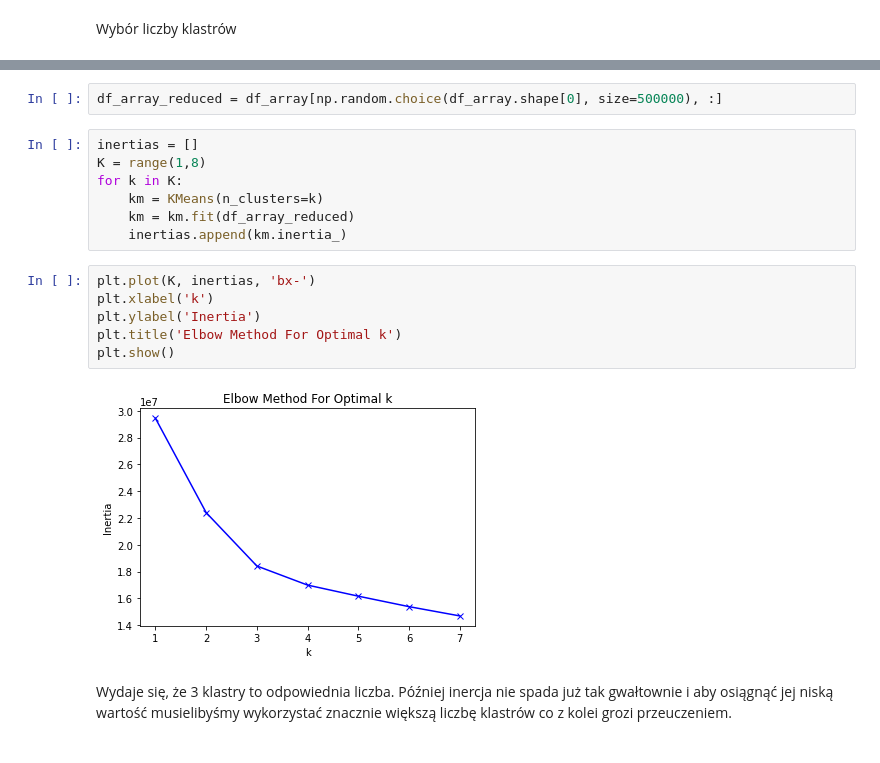
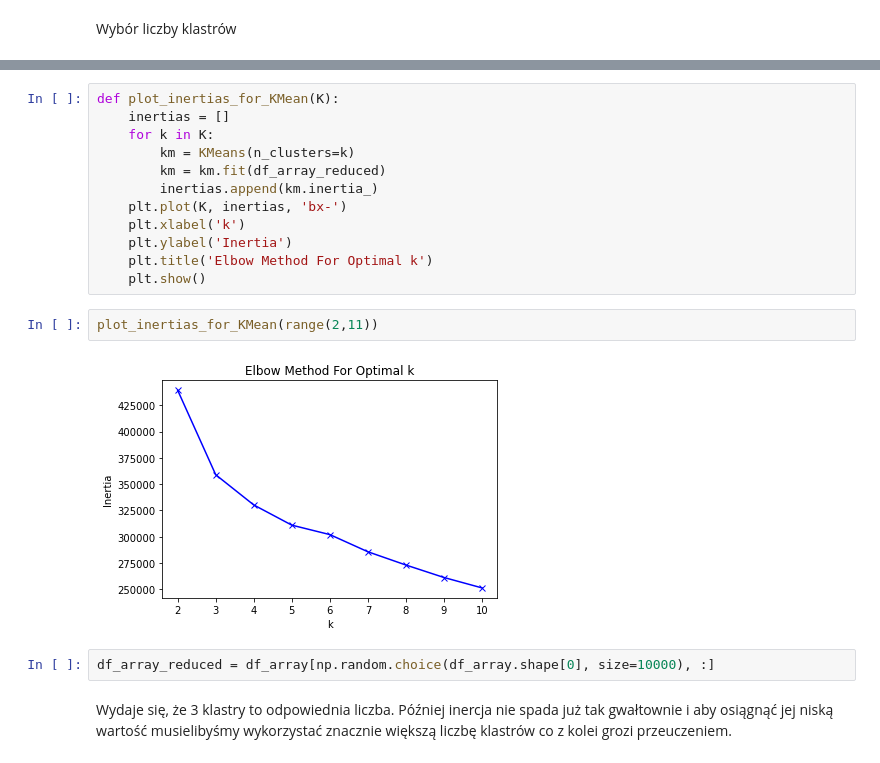
Before and after one commit to Szymon-Gut/Introduction-to-Machine-Learning, a Jupyter notebook: projekt2/km1.ipynb, the cells around one changed output, grey strips where cells are left out. Cells and saved outputs as stored; diff of their text form.

```diff
--- a/projekt2/km1.ipynb
+++ b/projekt2/km1.ipynb
@@ -274,19 +332,20 @@ Wybór liczby klastrów
+# %%
+def plot_inertias_for_KMean(K):
+    inertias = []
+    for k in K:
+        km = KMeans(n_clusters=k)
+        km = km.fit(df_array_reduced)
+        inertias.append(km.inertia_)
+    plt.plot(K, inertias, 'bx-')
+    plt.xlabel('k')
+    plt.ylabel('Inertia')
+    plt.title('Elbow Method For Optimal k')
+    plt.show()
+# %%
+plot_inertias_for_KMean(range(2,11))
+# %% [output]
+[figure, added]
 # %%
-df_array_reduced = df_array[np.random.choice(df_array.shape[0], size=500000), :]
+df_array_reduced = df_array[np.random.choice(df_array.shape[0], size=10000), :]
-# %%
-inertias = []
-K = range(1,8)
-for k in K:
-    km = KMeans(n_clusters=k)
-    km = km.fit(df_array_reduced)
-    inertias.append(km.inertia_)
-# %%
-plt.plot(K, inertias, 'bx-')
-plt.xlabel('k')
-plt.ylabel('Inertia')
-plt.title('Elbow Method For Optimal k')
-plt.show()
-# %% [output]
-[figure, removed]
 # %% [markdown]
 Wydaje się, że 3 klastry to odpowiednia liczba. Później inercja nie spada już tak gwałtownie i aby osiągnąć jej niską wartość musielibyśmy wykorzystać znacznie większą liczbę klastrów co z kolei grozi przeuczeniem.
```
Also changed, not shown: parts of 43 cells of this notebook.
